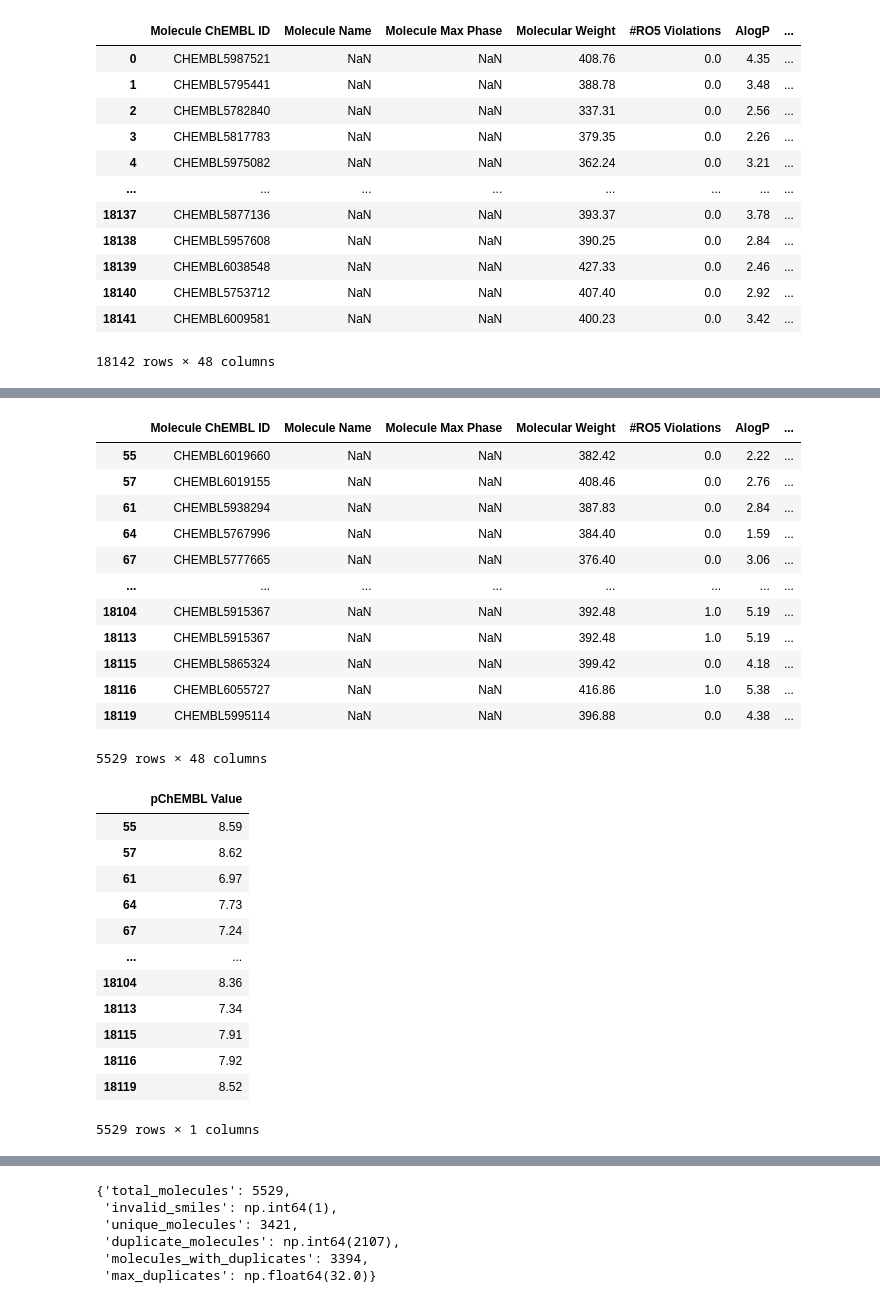
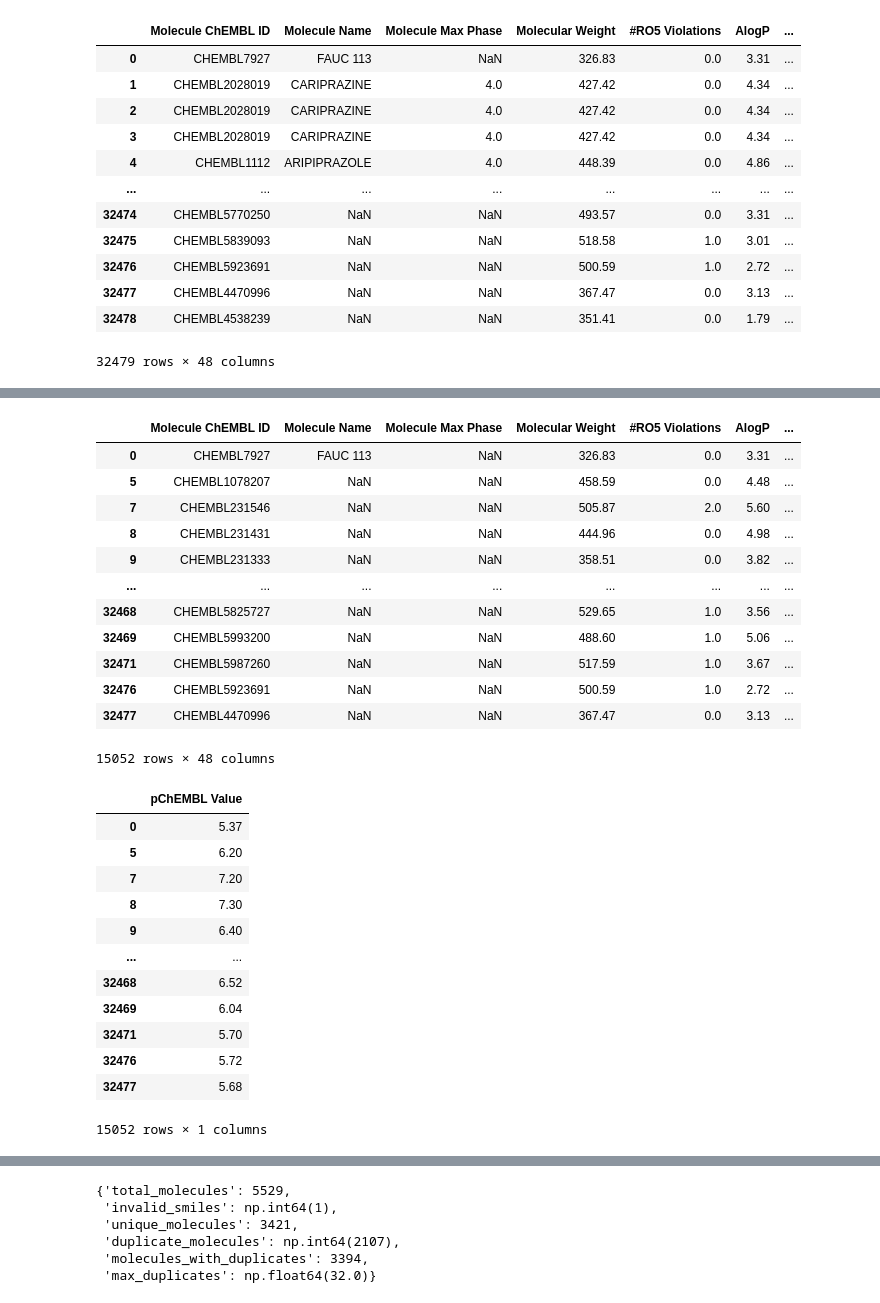
Before and after one commit to alfonso-ng/bio-ai, a Jupyter notebook: notebooks/data_curation.ipynb, the cells around one changed output, grey strips where cells are left out. Saved outputs shown, nothing was run; the diff lists cells and outputs as text; code cells hidden in the pictures.

```diff
--- a/notebooks/data_curation.ipynb
+++ b/notebooks/data_curation.ipynb
@@ -1,23 +1,23 @@
 # %%
 import pandas as pd
 # %%
-filepath = "../data/CHEMBL1075104_raw_data.csv"
+filepath = "../data/CHEMBL217_raw_data.csv"
 df = pd.read_csv(filepath, sep=";")
 df
 # %% [output]
 |  | Molecule ChEMBL ID | Molecule Name | Molecule Max Phase | Molecular Weight | #RO5 Violations | AlogP | ... |
-| 0 | CHEMBL5987521 | NaN | NaN | 408.76 | 0.0 | 4.35 | ... |
-| 1 | CHEMBL5795441 | NaN | NaN | 388.78 | 0.0 | 3.48 | ... |
-| 2 | CHEMBL5782840 | NaN | NaN | 337.31 | 0.0 | 2.56 | ... |
-| 3 | CHEMBL5817783 | NaN | NaN | 379.35 | 0.0 | 2.26 | ... |
-| 4 | CHEMBL5975082 | NaN | NaN | 362.24 | 0.0 | 3.21 | ... |
+| 0 | CHEMBL7927 | FAUC 113 | NaN | 326.83 | 0.0 | 3.31 | ... |
+| 1 | CHEMBL2028019 | CARIPRAZINE | 4.0 | 427.42 | 0.0 | 4.34 | ... |
+| 2 | CHEMBL2028019 | CARIPRAZINE | 4.0 | 427.42 | 0.0 | 4.34 | ... |
+| 3 | CHEMBL2028019 | CARIPRAZINE | 4.0 | 427.42 | 0.0 | 4.34 | ... |
+| 4 | CHEMBL1112 | ARIPIPRAZOLE | 4.0 | 448.39 | 0.0 | 4.86 | ... |
 | ... | ... | ... | ... | ... | ... | ... | ... |
-| 18137 | CHEMBL5877136 | NaN | NaN | 393.37 | 0.0 | 3.78 | ... |
-| 18138 | CHEMBL5957608 | NaN | NaN | 390.25 | 0.0 | 2.84 | ... |
-| 18139 | CHEMBL6038548 | NaN | NaN | 427.33 | 0.0 | 2.46 | ... |
-| 18140 | CHEMBL5753712 | NaN | NaN | 407.40 | 0.0 | 2.92 | ... |
-| 18141 | CHEMBL6009581 | NaN | NaN | 400.23 | 0.0 | 3.42 | ... |
+| 32474 | CHEMBL5770250 | NaN | NaN | 493.57 | 0.0 | 3.31 | ... |
+| 32475 | CHEMBL5839093 | NaN | NaN | 518.58 | 1.0 | 3.01 | ... |
+| 32476 | CHEMBL5923691 | NaN | NaN | 500.59 | 1.0 | 2.72 | ... |
+| 32477 | CHEMBL4470996 | NaN | NaN | 367.47 | 0.0 | 3.13 | ... |
+| 32478 | CHEMBL4538239 | NaN | NaN | 351.41 | 0.0 | 1.79 | ... |
-18142 rows × 48 columns
+32479 rows × 48 columns
 # %%
 df.columns
 # %% [output]
@@ -41,34 +41,34 @@ df_pchembl = df[df["pChEMBL Value"].notnull()]
 df_pchembl
 # %% [output]
 |  | Molecule ChEMBL ID | Molecule Name | Molecule Max Phase | Molecular Weight | #RO5 Violations | AlogP | ... |
-| 55 | CHEMBL6019660 | NaN | NaN | 382.42 | 0.0 | 2.22 | ... |
-| 57 | CHEMBL6019155 | NaN | NaN | 408.46 | 0.0 | 2.76 | ... |
-| 61 | CHEMBL5938294 | NaN | NaN | 387.83 | 0.0 | 2.84 | ... |
-| 64 | CHEMBL5767996 | NaN | NaN | 384.40 | 0.0 | 1.59 | ... |
-| 67 | CHEMBL5777665 | NaN | NaN | 376.40 | 0.0 | 3.06 | ... |
+| 0 | CHEMBL7927 | FAUC 113 | NaN | 326.83 | 0.0 | 3.31 | ... |
+| 5 | CHEMBL1078207 | NaN | NaN | 458.59 | 0.0 | 4.48 | ... |
+| 7 | CHEMBL231546 | NaN | NaN | 505.87 | 2.0 | 5.60 | ... |
+| 8 | CHEMBL231431 | NaN | NaN | 444.96 | 0.0 | 4.98 | ... |
+| 9 | CHEMBL231333 | NaN | NaN | 358.51 | 0.0 | 3.82 | ... |
 | ... | ... | ... | ... | ... | ... | ... | ... |
-| 18104 | CHEMBL5915367 | NaN | NaN | 392.48 | 1.0 | 5.19 | ... |
-| 18113 | CHEMBL5915367 | NaN | NaN | 392.48 | 1.0 | 5.19 | ... |
-| 18115 | CHEMBL5865324 | NaN | NaN | 399.42 | 0.0 | 4.18 | ... |
-| 18116 | CHEMBL6055727 | NaN | NaN | 416.86 | 1.0 | 5.38 | ... |
-| 18119 | CHEMBL5995114 | NaN | NaN | 396.88 | 0.0 | 4.38 | ... |
+| 32468 | CHEMBL5825727 | NaN | NaN | 529.65 | 1.0 | 3.56 | ... |
+| 32469 | CHEMBL5993200 | NaN | NaN | 488.60 | 1.0 | 5.06 | ... |
+| 32471 | CHEMBL5987260 | NaN | NaN | 517.59 | 1.0 | 3.67 | ... |
+| 32476 | CHEMBL5923691 | NaN | NaN | 500.59 | 1.0 | 2.72 | ... |
+| 32477 | CHEMBL4470996 | NaN | NaN | 367.47 | 0.0 | 3.13 | ... |
-5529 rows × 48 columns
+15052 rows × 48 columns
 # %%
 df_pchembl[["pChEMBL Value"]]
 # %% [output]
 |  | pChEMBL Value |
-| 55 | 8.59 |
-| 57 | 8.62 |
-| 61 | 6.97 |
-| 64 | 7.73 |
-| 67 | 7.24 |
+| 0 | 5.37 |
+| 5 | 6.20 |
+| 7 | 7.20 |
+| 8 | 7.30 |
+| 9 | 6.40 |
 | ... | ... |
-| 18104 | 8.36 |
-| 18113 | 7.34 |
-| 18115 | 7.91 |
-| 18116 | 7.92 |
-| 18119 | 8.52 |
+| 32468 | 6.52 |
+| 32469 | 6.04 |
+| 32471 | 5.70 |
+| 32476 | 5.72 |
+| 32477 | 5.68 |
-5529 rows × 1 columns
+15052 rows × 1 columns
 # %%
 df[df["Target Organism"] == "Homo sapiens"]
 # %% [output]
```
Also changed, not shown: parts of 8 cells of this notebook, 7 other files.
